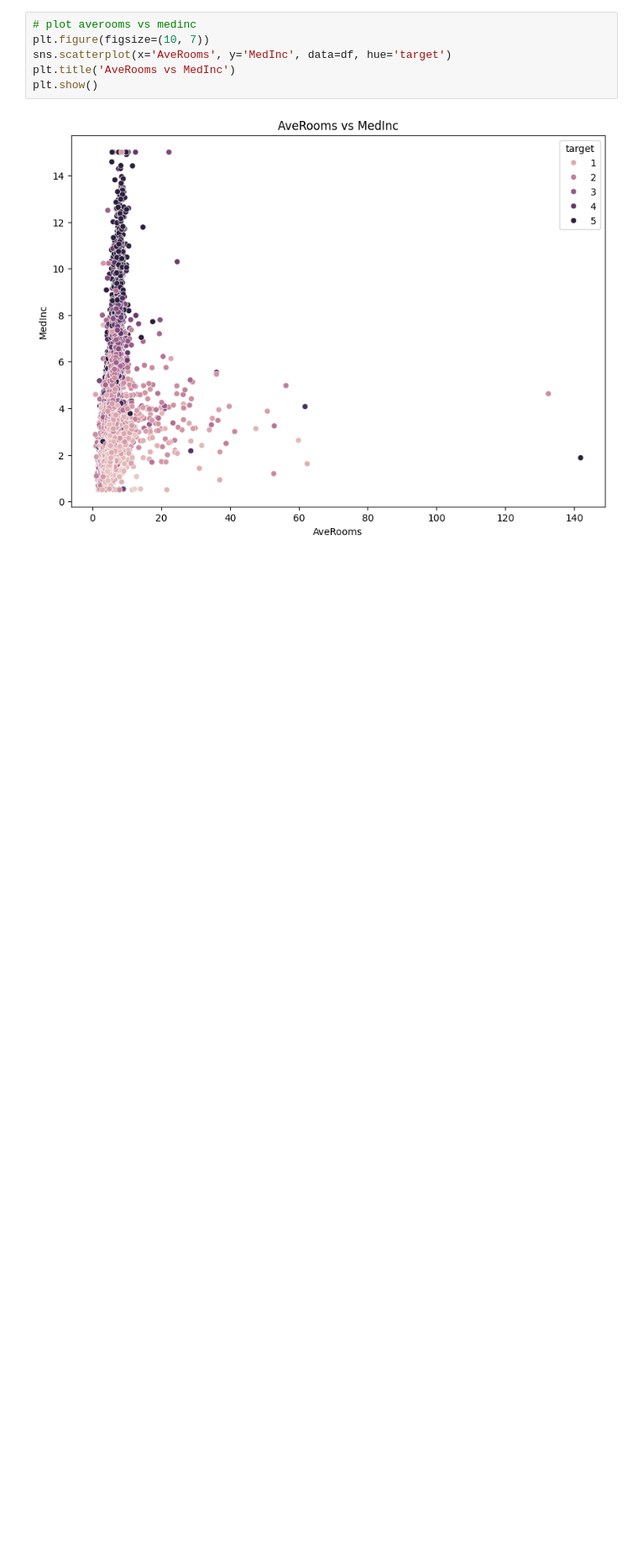
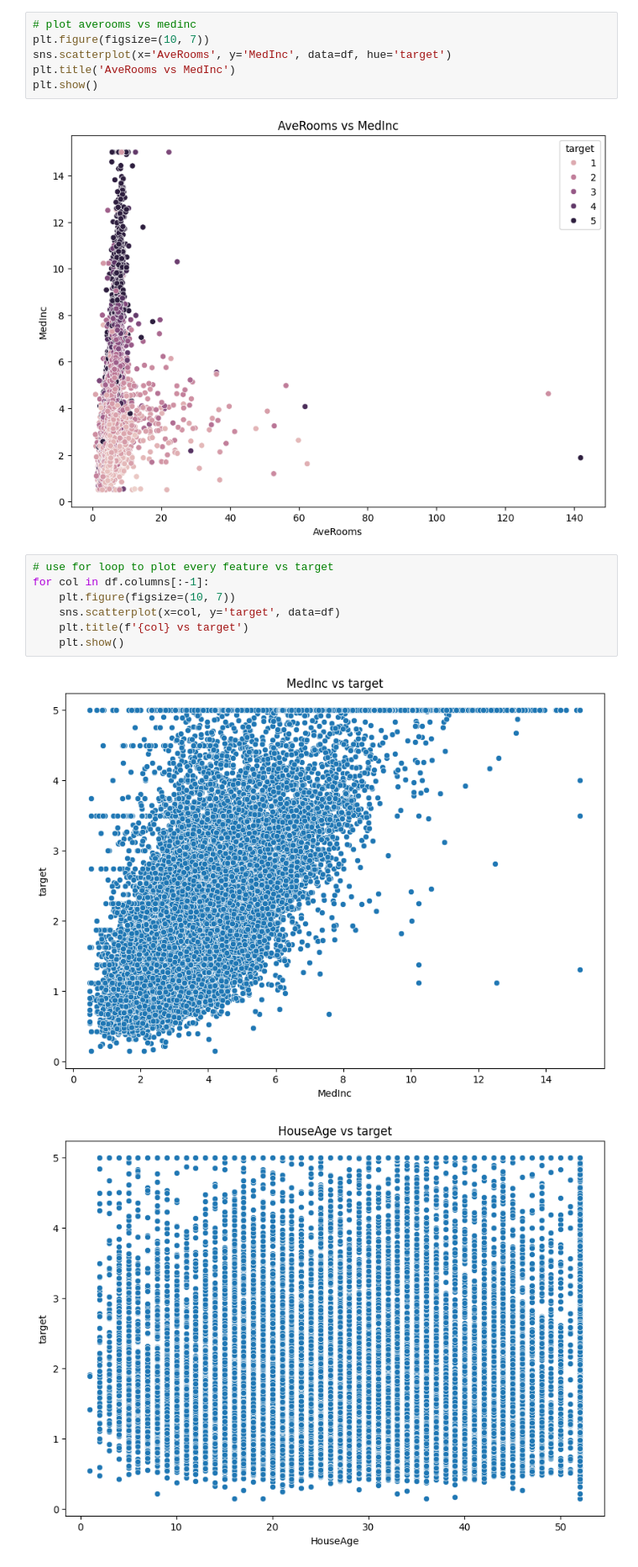
Before and after one commit to baolong281/jupyter-copilot, a Jupyter notebook: notebooks/something.ipynb, the cells around one changed output. Shown at 84% size. Cells and saved outputs as stored; diff of their text form; blank space fills up the shorter version.

```diff
--- a/notebooks/something.ipynb
+++ b/notebooks/something.ipynb
@@ -35,3 +20,13 @@ plt.title('AveRooms vs MedInc')
 plt.show()
 # %% [output]
 [figure]
+# %%
+# use for loop to plot every feature vs target
+for col in df.columns[:-1]:
+    plt.figure(figsize=(10, 7))
+    sns.scatterplot(x=col, y='target', data=df)
+    plt.title(f'{col} vs target')
+    plt.show()
+# %% [output]
+[figure, added]
+[figure, added]
```
Also changed, not shown: parts of 3 cells of this notebook, 8 other files.
